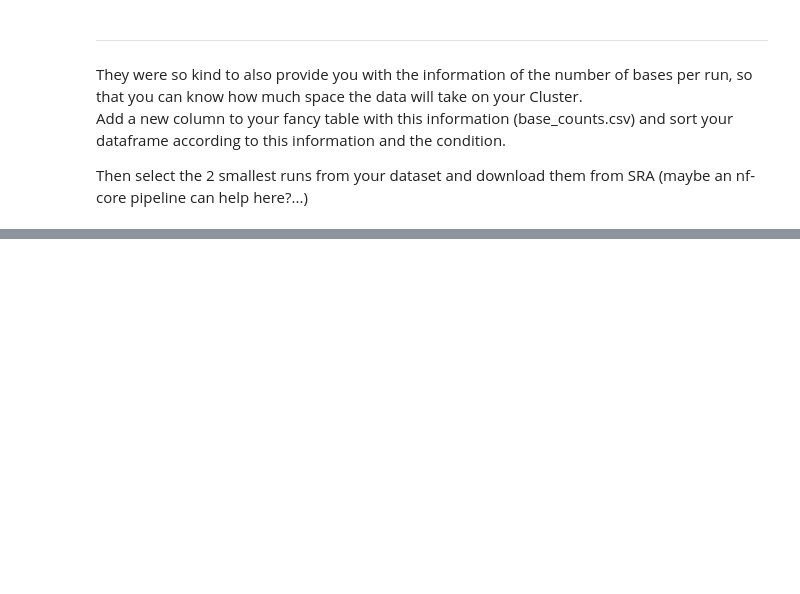
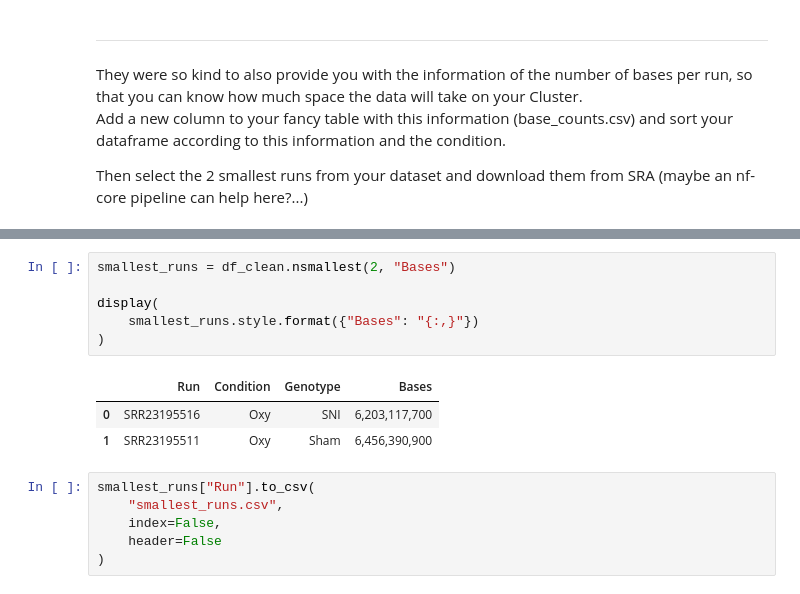
Before and after one commit to CleoStueber/computational-workflows-2026, a Jupyter notebook: day_02/day_02.ipynb, the cells around one changed output, grey strips where cells are left out. Drawn from its saved outputs; the diff is of its cells as text; blank space fills up the shorter version.

```diff
--- a/day_02/day_02.ipynb
+++ b/day_02/day_02.ipynb
@@ -187,0 +215,16 @@ Then select the 2 smallest runs from your dataset and download them from SRA (ma
+# %%
+smallest_runs = df_clean.nsmallest(2, "Bases")
+
+display(
+    smallest_runs.style.format({"Bases": "{:,}"})
+)
+# %% [output]
+|  | Run | Condition | Genotype | Bases |
+| 0 | SRR23195516 | Oxy | SNI | 6,203,117,700 |
+| 1 | SRR23195511 | Oxy | Sham | 6,456,390,900 |
+# %%
+smallest_runs["Run"].to_csv(
+    "smallest_runs.csv",
+    index=False,
+    header=False
+)
```
Also changed, not shown: parts of 9 cells of this notebook, 1 other file.
